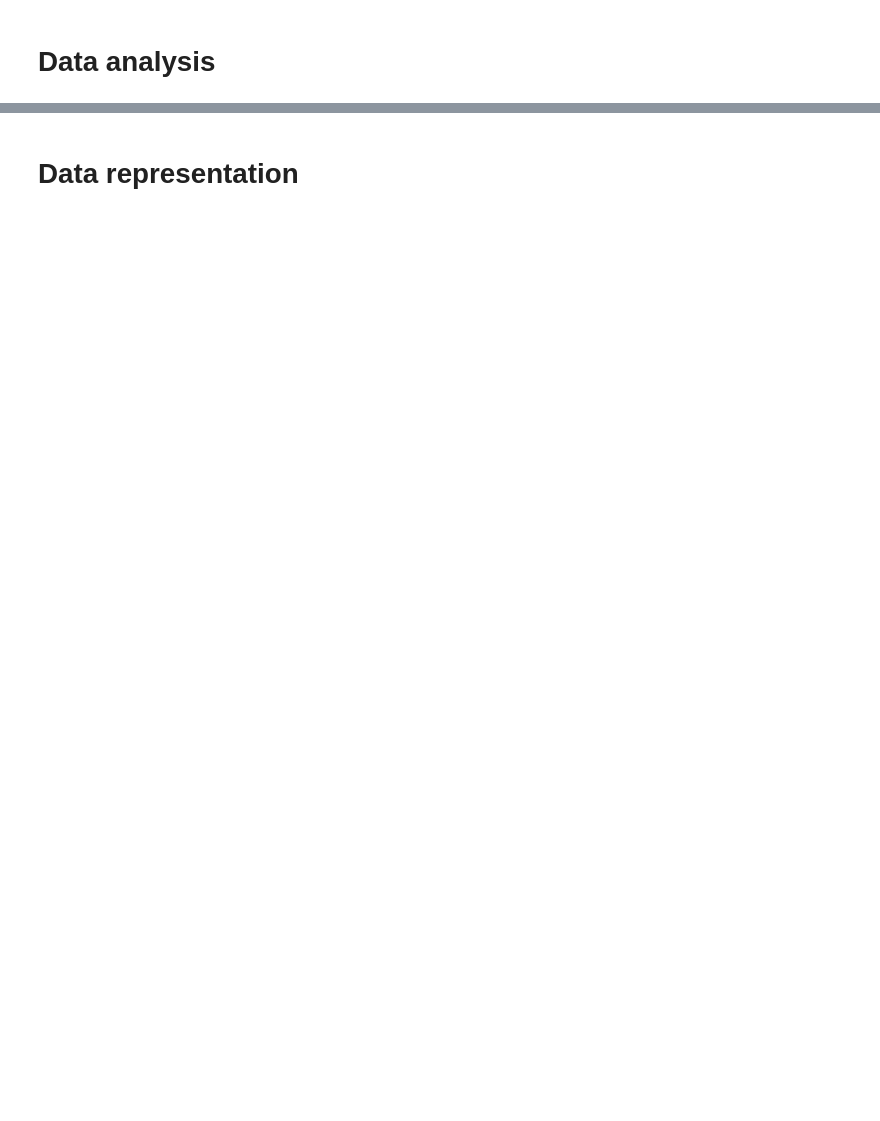
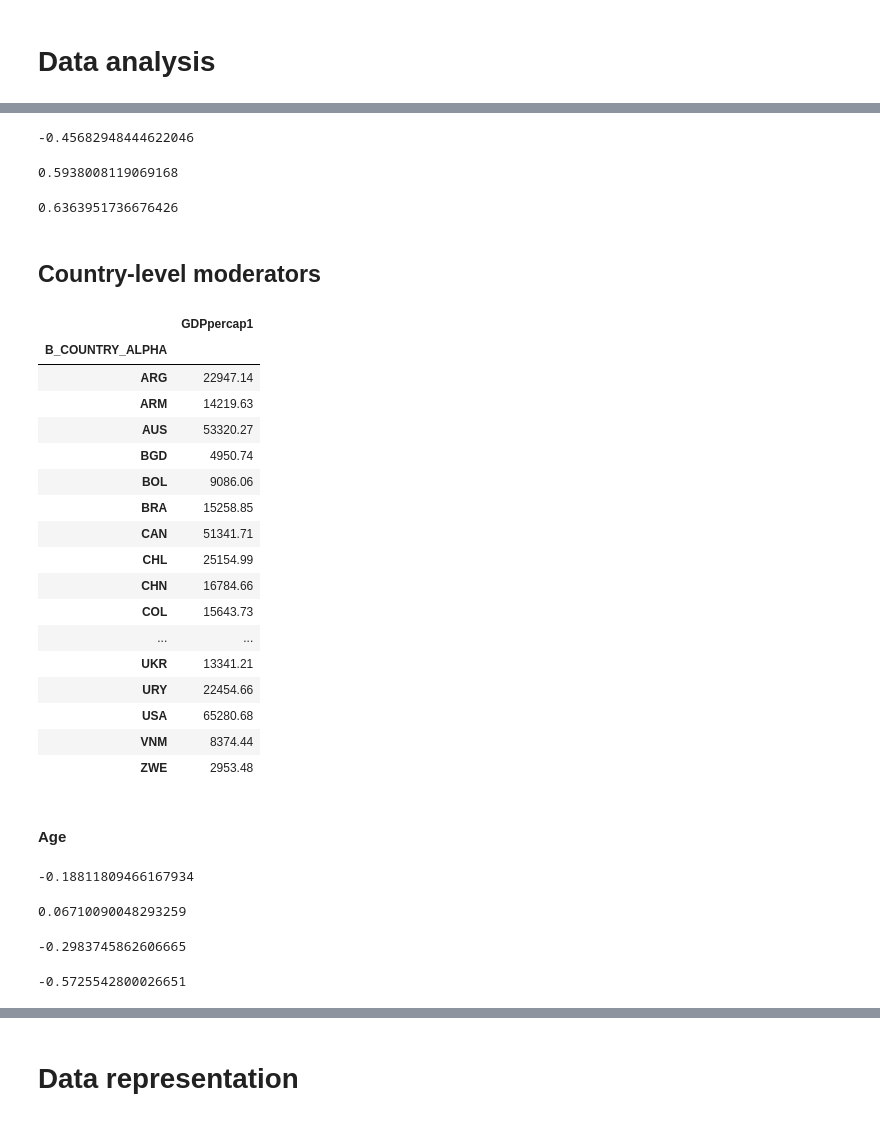
Before and after one commit to JohnH99/the-political-spectrum-in-crosscultural-perspective, a Jupyter notebook: data_analysis_cross_cultural_political_spectrum.ipynb, the cells around one changed output, grey strips where cells are left out. Saved outputs shown, nothing was run; the diff lists cells and outputs as text; code cells hidden in the pictures; blank space fills up the shorter version.

Commit message:
I calculated the individual-level  and aggregate-level  correlations using WVS Wave 7 data.

```diff
--- a/data_analysis_cross_cultural_political_spectrum.ipynb
+++ b/data_analysis_cross_cultural_political_spectrum.ipynb
@@ -201,0 +203,2 @@ wvs7_clean
+# %%
+wvs7_clean = wvs7_clean.dropna()
@@ -201,0 +207,19 @@ wvs7_clean
+# %%
+wvs7_clean['child_qualities'] = ((wvs7_clean['Q8'] * -1 + 2) + (wvs7_clean['Q11'] * -1 + 2) + (wvs7_clean['Q17']/2))/3
+wvs7_clean['authority'] = wvs7_clean['Q45']/3
+def aims_recoder(Q154):
+    if Q154 == 4:
+        return 1
+    else:
+        return 0
+wvs7_clean['aims'] = wvs7_clean['Q154'].apply(aims_recoder)
+wvs7_clean['privacy'] = (wvs7_clean['Q198']/4 + wvs7_clean['Q196']/4 + wvs7_clean['Q197']/4)/3
+wvs7_clean['political_system'] = (wvs7_clean['Q235']/4 + wvs7_clean['Q237']/4)/2
+wvs7_clean['democracy'] = (wvs7_clean['Q243']/10 + (wvs7_clean['Q245']*-1 + 10)/10 + wvs7_clean['Q246']/10 + (wvs7_clean['Q248']*-1 + 10)/10)/4
+wvs7_clean['civil_liberties'] = (wvs7_clean['child_qualities'] + wvs7_clean['authority'] + wvs7_clean['aims'] + wvs7_clean['privacy'] + wvs7_clean['political_system'] + wvs7_clean['democracy'])/6
+wvs7_clean['free_market'] = (wvs7_clean['Q106'] + (wvs7_clean['Q107']*-1+10) + wvs7_clean['Q108'] + wvs7_clean['Q109'] + (wvs7_clean['Q110']*-1+10) + (wvs7_clean['Q241']*-1+10) + (wvs7_clean['Q244']*-1+10) + (wvs7_clean['Q247']*-1+10))/8
+wvs7_clean['gender_equality'] = (wvs7_clean['Q29']/4 + wvs7_clean['Q31']/4 + wvs7_clean['Q33']/5 + wvs7_clean['Q249']/10)/4
+wvs7_clean['sexuality'] = (wvs7_clean['Q182']/10 + wvs7_clean['Q186']/10 + wvs7_clean['Q193']/10 + wvs7_clean['Q183']/10)/4
+wvs7_clean['religion'] = ((wvs7_clean['Q6']*-1+5)/4 + wvs7_clean['Q164']/10 + wvs7_clean['Q173']/3 + wvs7_clean['Q242']/10)/4
+# %%
+wvs7_clean['progressivism'] = (wvs7_clean['gender_equality'] + wvs7_clean['sexuality'] + (wvs7_clean['religion']*-1+1))/3
@@ -227,0 +814,55 @@ Name: (Q262, free_market), dtype: float64
+# %%
+market_progressivism.corr(age_market)
+# %% [output]
+-0.45682948444622046
+# %%
+market_progressivism.corr(education_market)
+# %% [output]
+0.5938008119069168
+# %%
+market_progressivism.corr(freedom_market)
+# %% [output]
+0.6363951736676426
+# %% [markdown]
+## Country-level moderators
+# %%
+gdp_per_capita_ppp = wvs7_clean.groupby('B_COUNTRY_ALPHA')[['GDPpercap1']].mean()
+# %%
+gdp_per_capita_ppp
+# %% [output]
+|  | GDPpercap1 |
+| B_COUNTRY_ALPHA |  |
+| ARG | 22947.14 |
+| ARM | 14219.63 |
+| AUS | 53320.27 |
+| BGD | 4950.74 |
+| BOL | 9086.06 |
+| BRA | 15258.85 |
+| CAN | 51341.71 |
+| CHL | 25154.99 |
+| CHN | 16784.66 |
+| COL | 15643.73 |
+| ... | ... |
+| UKR | 13341.21 |
+| URY | 22454.66 |
+| USA | 65280.68 |
+| VNM | 8374.44 |
+| ZWE | 2953.48 |
+# %% [markdown]
+#### Age
+# %%
+age_freedom.corr(gdp_per_capita_ppp['GDPpercap1'])
+# %% [output]
+-0.18811809466167934
+# %%
+age_market.corr(gdp_per_capita_ppp['GDPpercap1'])
+# %% [output]
+0.06710090048293259
+# %%
+age_gender.corr(gdp_per_capita_ppp['GDPpercap1'])
+# %% [output]
+-0.2983745862606665
+# %%
+age_sexuality.corr(gdp_per_capita_ppp['GDPpercap1'])
+# %% [output]
+-0.5725542800026651
```
Also changed, not shown: parts of 119 cells of this notebook.
